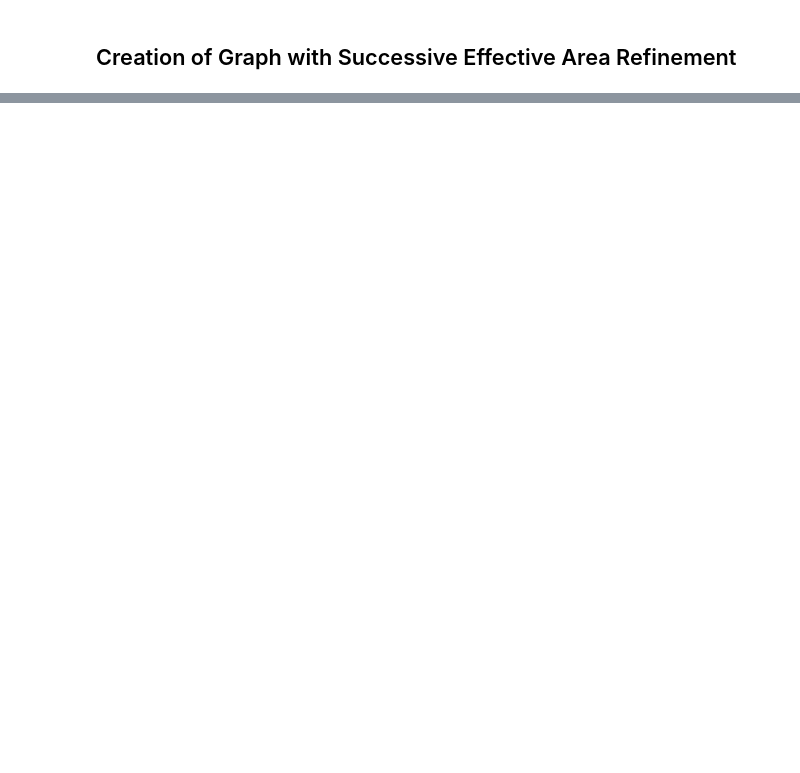
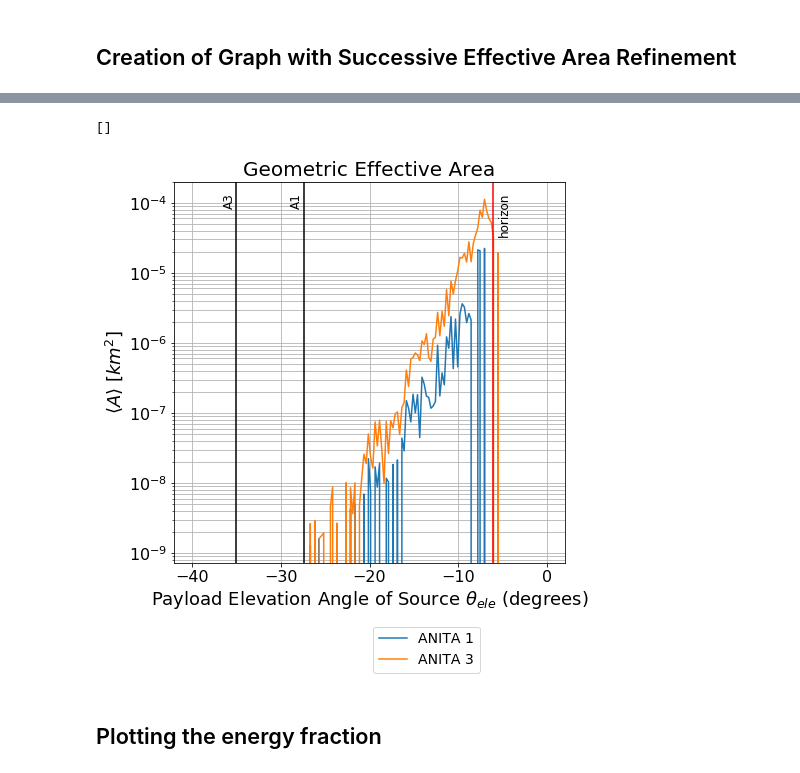
Before and after one commit to afromero/tau_point_source_sim, a Jupyter notebook: geometry_taudecay_viewangle_TEST.ipynb, the cells around one changed output, grey strips where cells are left out. Saved outputs shown, nothing was run; the diff lists cells and outputs as text; code cells hidden in the pictures; blank space fills up the shorter version.

```diff
--- a/geometry_taudecay_viewangle_TEST.ipynb
+++ b/geometry_taudecay_viewangle_TEST.ipynb
@@ -157,0 +272,32 @@ plt.show()
+# %%
+# Creating a plot for the full range of possible source declinations
+fig = plt.figure(figsize=(7,7))
+ax = plt.axes()
+x_full = x2 #np.concatenate((x1,x2))
+
+ax.plot(x_full, A_rf_1)
+ax.plot(x_full, A_rf_3)
+
+horizon = degrees(np.arcsin(R / (R+h)))-90
+plt.text(-5.5,10**-4,'horizon',rotation=90,fontsize=12)
+plt.text(-29,10**-4,'A1',rotation=90,fontsize=12)
+plt.text(-36.5,10**-4,'A3',rotation=90,fontsize=12)
+horizon = degrees(np.arcsin(R / (R+h)))-90
+A1 = -27.4
+A3 = -35
+plt.axvline(x=horizon,color='r')
+plt.axvline(x=A1,color='k')
+plt.axvline(x=A3,color='k')
+legend = ax.legend(["ANITA 1","ANITA 3"], fontsize=14,bbox_to_anchor=(0.8, -0.15))
+plt.xlabel("Payload Elevation Angle of Source "+r'$\theta_{ele}$'+" (degrees)", fontsize=18)
+plt.ylabel(r'$\langle A \rangle$'+" "+r'$[km^2]$', fontsize=18)
+plt.title("Geometric Effective Area", fontsize=20)
+plt.setp(legend.get_title(),fontsize='x-large')
+ax.tick_params(axis = 'both', which = 'major', labelsize = 16)
+plt.grid(True,which='both')
+plt.semilogy()
+# %% [output]
+[]
+[figure, added]
+# %% [markdown]
+## Plotting the energy fraction
```
Also changed, not shown: parts of 12 cells of this notebook, 4 other files.
